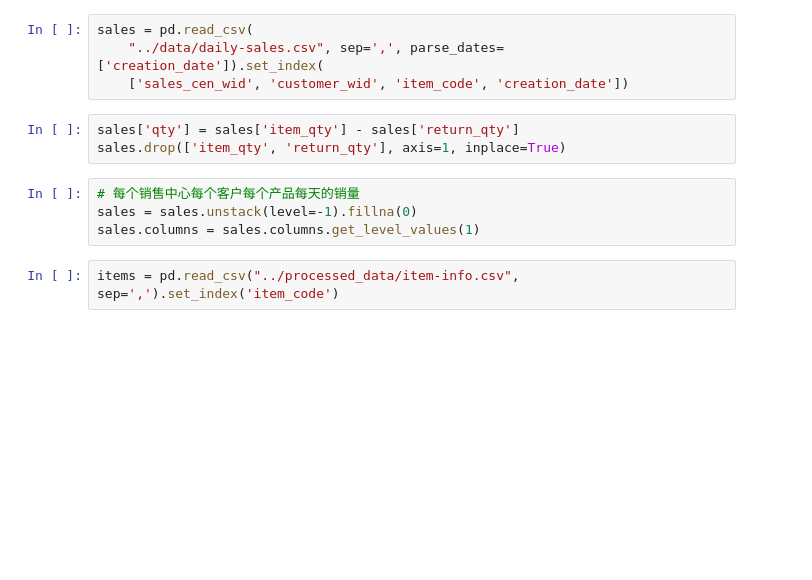
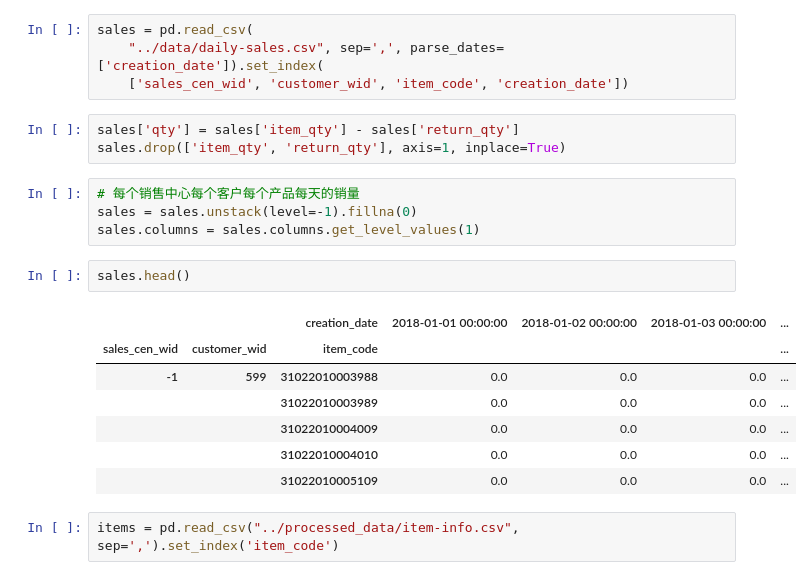
Before and after one commit to Genpeng/order-sales-forecast, a Jupyter notebook: ipython/数据初探.ipynb, the cells around one changed output. Cells and saved outputs as stored; diff of their text form; blank space fills up the shorter version.

```diff
--- a/ipython/数据初探.ipynb
+++ b/ipython/数据初探.ipynb
@@ -26,5 +28,15 @@ sales.drop(['item_qty', 'return_qty'], axis=1, inplace=True)
 # 每个销售中心每个客户每个产品每天的销量
 sales = sales.unstack(level=-1).fillna(0)
 sales.columns = sales.columns.get_level_values(1)
+# %%
+sales.head()
+# %% [output]
+|  |  | creation_date | 2018-01-01 00:00:00 | 2018-01-02 00:00:00 | 2018-01-03 00:00:00 | ... |
+| sales_cen_wid | customer_wid | item_code |  |  |  | ... |
+| -1 | 599 | 31022010003988 | 0.0 | 0.0 | 0.0 | ... |
+|  |  | 31022010003989 | 0.0 | 0.0 | 0.0 | ... |
+|  |  | 31022010004009 | 0.0 | 0.0 | 0.0 | ... |
+|  |  | 31022010004010 | 0.0 | 0.0 | 0.0 | ... |
+|  |  | 31022010005109 | 0.0 | 0.0 | 0.0 | ... |
 # %%
 items = pd.read_csv("../processed_data/item-info.csv", sep=',').set_index('item_code')
```
Also changed, not shown: parts of 13 cells of this notebook.
